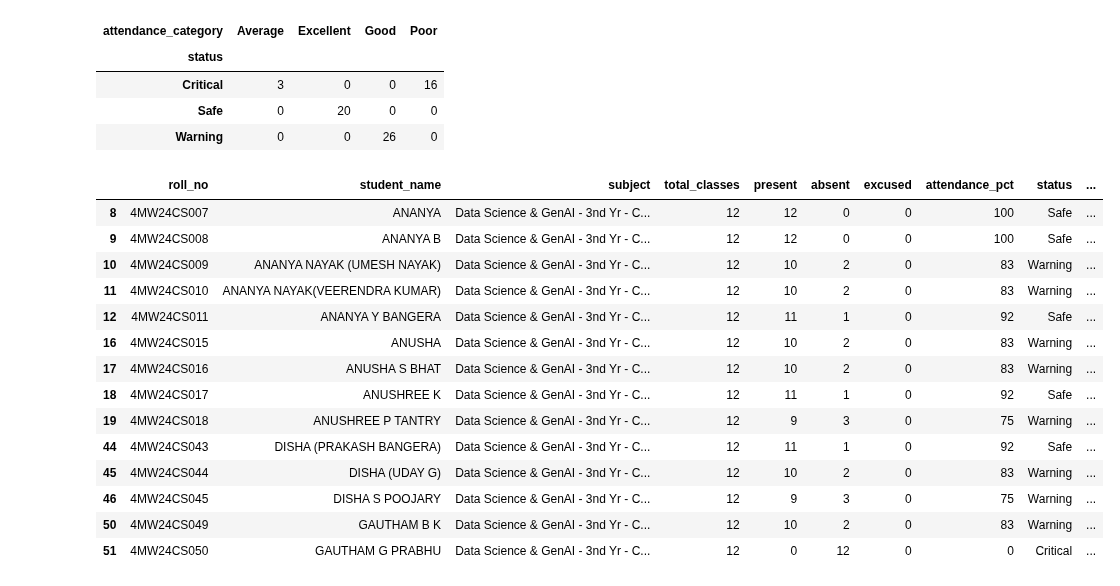
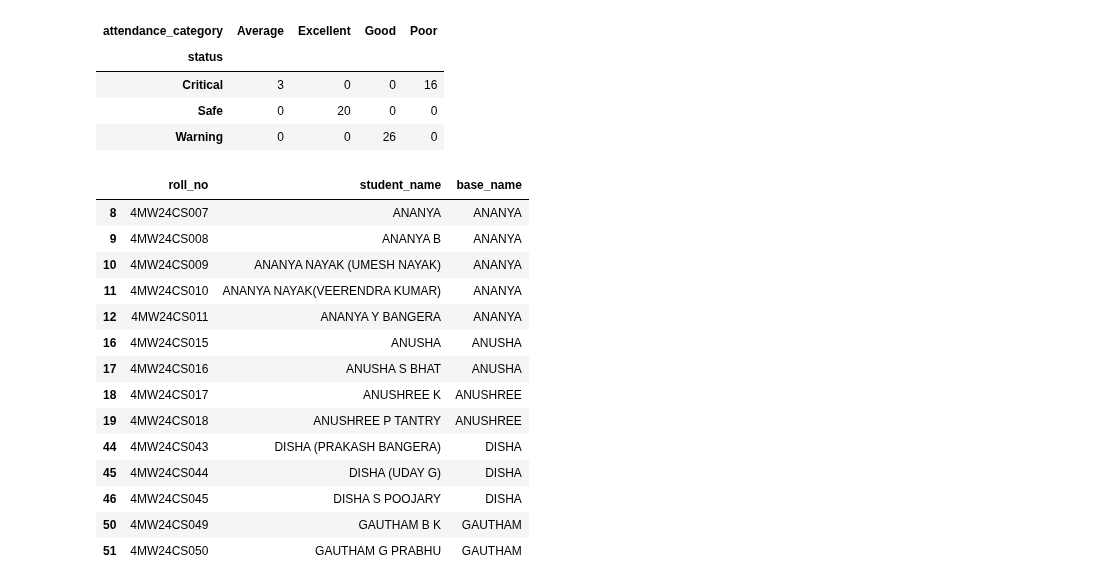
Before and after one commit to ganapathimallya/DataScience, a Jupyter notebook: HomeWork/Project_Student_Attendance_Analytics_with_Pandas.ipynb, the cells around one changed output. Cells and saved outputs as stored; diff of their text form; code cells hidden in the pictures.

```diff
--- a/HomeWork/Project_Student Attendance Analytics with Pandas.ipynb
+++ b/HomeWork/Project_Student_Attendance_Analytics_with_Pandas.ipynb
@@ -306,7 +273,7 @@ display(present_absent_by_status)
 Risk Score = (Absent * 0.4) + (Consecutive Absences * 0.6)
 Display the top 10 students with the highest risk score."""
 #-----------------------------Write Solution Code-----------------------------
-df['risk_score'] = (df['absent'] * 0.4) + (df['consecutive_absences'] * 0.6)
-top_10_risk = df.nlargest(10, 'risk_score')[['roll_no', 'student_name', 'risk_score']]
-display(top_10_risk)
+df["risk_score"] = df["absent"] * 0.4 + df["consecutive_absences"] * 0.6
+top10_risk = df.sort_values("risk_score", ascending=False).head(10)
+top10_risk[["roll_no", "student_name", "absent", "consecutive_absences", "risk_score"]]
 # %% [output]
@@ -324,9 +291,7 @@ display(top_10_risk)
 # %%
 """Q14. Add a column Classes Needed (Numeric) by extracting the numeric value from the Classes Needed (75%) column (e.g., "5 more" → 5, "✓ Met" → 0)."""
 #-----------------------------Write Solution Code-----------------------------
-df['classes_needed_numeric'] = (
-    df['classes_needed_75_pct'].astype(str).str.extract(r'(\d+)')[0]
-    .fillna('0').astype(int)
-)
-display(df[['classes_needed_75_pct', 'classes_needed_numeric']].head(10))
+df["classes_needed_num"] = (df["classes_needed_75"].str.extract(r"(\d+)")[0]
+                            .fillna(0).astype(int))   # "✓ Met" -> 0
+df[["student_name", "classes_needed_75", "classes_needed_num"]].head(15)
 # %% [output]
@@ -346,8 +316,6 @@ display(df[['classes_needed_75_pct', 'classes_needed_numeric']].head(10))
 a)"Defaulter" if attendance < 75%
 b)"Safe" otherwise """
 #-----------------------------Write Solution Code-----------------------------
-df['attendance_flag'] = df['attendance_pct'].apply(
-    lambda attendance: 'Defaulter' if attendance < 75 else 'Safe'
-)
-display(df[['student_name', 'attendance_pct', 'attendance_flag']].head(10))
+df["attendance_flag"] = df["attendance_pct"].apply(lambda x: "Defaulter" if x < 75 else "Safe")
+df["attendance_flag"].value_counts()
 # %% [output]
@@ -365,11 +326,8 @@ display(df[['student_name', 'attendance_pct', 'attendance_flag']].head(10))
 # %%
 """Q16. Use pd.cut() to bin students into attendance ranges: [0-50, 50-75, 75-90, 90-100] and label them as ["Critical", "Warning", "Good", "Excellent"]."""
 #-----------------------------Write Solution Code-----------------------------
-df['attendance_range'] = pd.cut(
-    df['attendance_pct'],
-    bins=[0, 50, 75, 90, np.inf],
-    labels=['Critical', 'Warning', 'Good', 'Excellent'],
-    right=False
-)
-display(df[['student_name', 'attendance_pct', 'attendance_range']].head(10))
+df["attendance_bin"] = pd.cut(df["attendance_pct"], bins=[0, 50, 75, 90, 100],
+                              labels=["Critical", "Warning", "Good", "Excellent"], include_lowest=True)
+print(df["attendance_bin"].value_counts().sort_index())
+df[["student_name", "attendance_pct", "attendance_bin"]].head(10)
 # %% [output]
@@ -407,26 +364,26 @@ display(status_category_summary)
 # %%
 """Q18. Identify duplicate student names (e.g., "ANANYA", "DISHA") and display all rows where the base name repeats. Use string manipulation to extract the base name."""
 #-----------------------------Write Solution Code-----------------------------
-df['base_name'] = df['student_name'].astype(str).str.extract(r'^([A-Z]{2,})', expand=False)
-duplicate_base_names = df['base_name'].notna() & df['base_name'].duplicated(keep=False)
-repeated_names = df.loc[duplicate_base_names].sort_values(['base_name', 'student_name'])
-display(repeated_names)
+# Base name = first word of the name (ignores initials, surnames and bracketed parent names)
+df["base_name"] = df["student_name"].str.replace(r"\(.*?\)", "", regex=True).str.strip().str.split().str[0]
+dups = df[df["base_name"].duplicated(keep=False)].sort_values(["base_name", "roll_no"])
+dups[["roll_no", "student_name", "base_name"]]
 # %% [output]
-|  | roll_no | student_name | subject | total_classes | present | absent | excused | attendance_pct | status | ... |
-| 8 | 4MW24CS007 | ANANYA | Data Science & GenAI - 3nd Yr - C... | 12 | 12 | 0 | 0 | 100 | Safe | ... |
-| 9 | 4MW24CS008 | ANANYA B | Data Science & GenAI - 3nd Yr - C... | 12 | 12 | 0 | 0 | 100 | Safe | ... |
-| 10 | 4MW24CS009 | ANANYA NAYAK (UMESH NAYAK) | Data Science & GenAI - 3nd Yr - C... | 12 | 10 | 2 | 0 | 83 | Warning | ... |
-| 11 | 4MW24CS010 | ANANYA NAYAK(VEERENDRA KUMAR) | Data Science & GenAI - 3nd Yr - C... | 12 | 10 | 2 | 0 | 83 | Warning | ... |
-| 12 | 4MW24CS011 | ANANYA Y BANGERA | Data Science & GenAI - 3nd Yr - C... | 12 | 11 | 1 | 0 | 92 | Safe | ... |
-| 16 | 4MW24CS015 | ANUSHA | Data Science & GenAI - 3nd Yr - C... | 12 | 10 | 2 | 0 | 83 | Warning | ... |
-| 17 | 4MW24CS016 | ANUSHA S BHAT | Data Science & GenAI - 3nd Yr - C... | 12 | 10 | 2 | 0 | 83 | Warning | ... |
-| 18 | 4MW24CS017 | ANUSHREE K | Data Science & GenAI - 3nd Yr - C... | 12 | 11 | 1 | 0 | 92 | Safe | ... |
-| 19 | 4MW24CS018 | ANUSHREE P TANTRY | Data Science & GenAI - 3nd Yr - C... | 12 | 9 | 3 | 0 | 75 | Warning | ... |
-| 44 | 4MW24CS043 | DISHA (PRAKASH BANGERA) | Data Science & GenAI - 3nd Yr - C... | 12 | 11 | 1 | 0 | 92 | Safe | ... |
-| 45 | 4MW24CS044 | DISHA (UDAY G) | Data Science & GenAI - 3nd Yr - C... | 12 | 10 | 2 | 0 | 83 | Warning | ... |
-| 46 | 4MW24CS045 | DISHA S POOJARY | Data Science & GenAI - 3nd Yr - C... | 12 | 9 | 3 | 0 | 75 | Warning | ... |
-| 50 | 4MW24CS049 | GAUTHAM B K | Data Science & GenAI - 3nd Yr - C... | 12 | 10 | 2 | 0 | 83 | Warning | ... |
-| 51 | 4MW24CS050 | GAUTHAM G PRABHU | Data Science & GenAI - 3nd Yr - C... | 12 | 0 | 12 | 0 | 0 | Critical | ... |
+|  | roll_no | student_name | base_name |
+| 8 | 4MW24CS007 | ANANYA | ANANYA |
+| 9 | 4MW24CS008 | ANANYA B | ANANYA |
+| 10 | 4MW24CS009 | ANANYA NAYAK (UMESH NAYAK) | ANANYA |
+| 11 | 4MW24CS010 | ANANYA NAYAK(VEERENDRA KUMAR) | ANANYA |
+| 12 | 4MW24CS011 | ANANYA Y BANGERA | ANANYA |
+| 16 | 4MW24CS015 | ANUSHA | ANUSHA |
+| 17 | 4MW24CS016 | ANUSHA S BHAT | ANUSHA |
+| 18 | 4MW24CS017 | ANUSHREE K | ANUSHREE |
+| 19 | 4MW24CS018 | ANUSHREE P TANTRY | ANUSHREE |
+| 44 | 4MW24CS043 | DISHA (PRAKASH BANGERA) | DISHA |
+| 45 | 4MW24CS044 | DISHA (UDAY G) | DISHA |
+| 46 | 4MW24CS045 | DISHA S POOJARY | DISHA |
+| 50 | 4MW24CS049 | GAUTHAM B K | GAUTHAM |
+| 51 | 4MW24CS050 | GAUTHAM G PRABHU | GAUTHAM |
 # %%
 """"Q19. Merge this dataset with a hypothetical Student_Details DataFrame containing Roll No, Branch, and Semester. Perform an inner join and display the merged result."""
 #-----------------------------Write Solution Code-----------------------------
```
Also changed, not shown: parts of 20 cells of this notebook.
